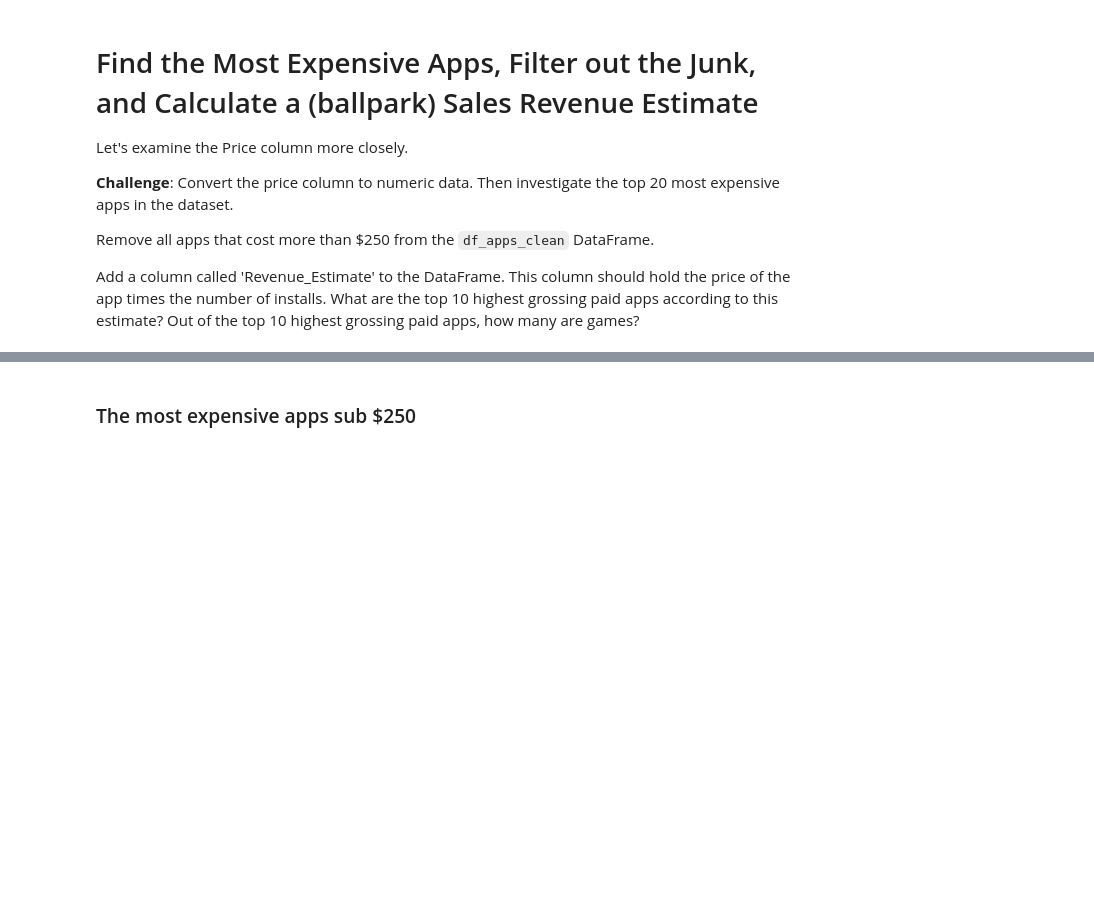
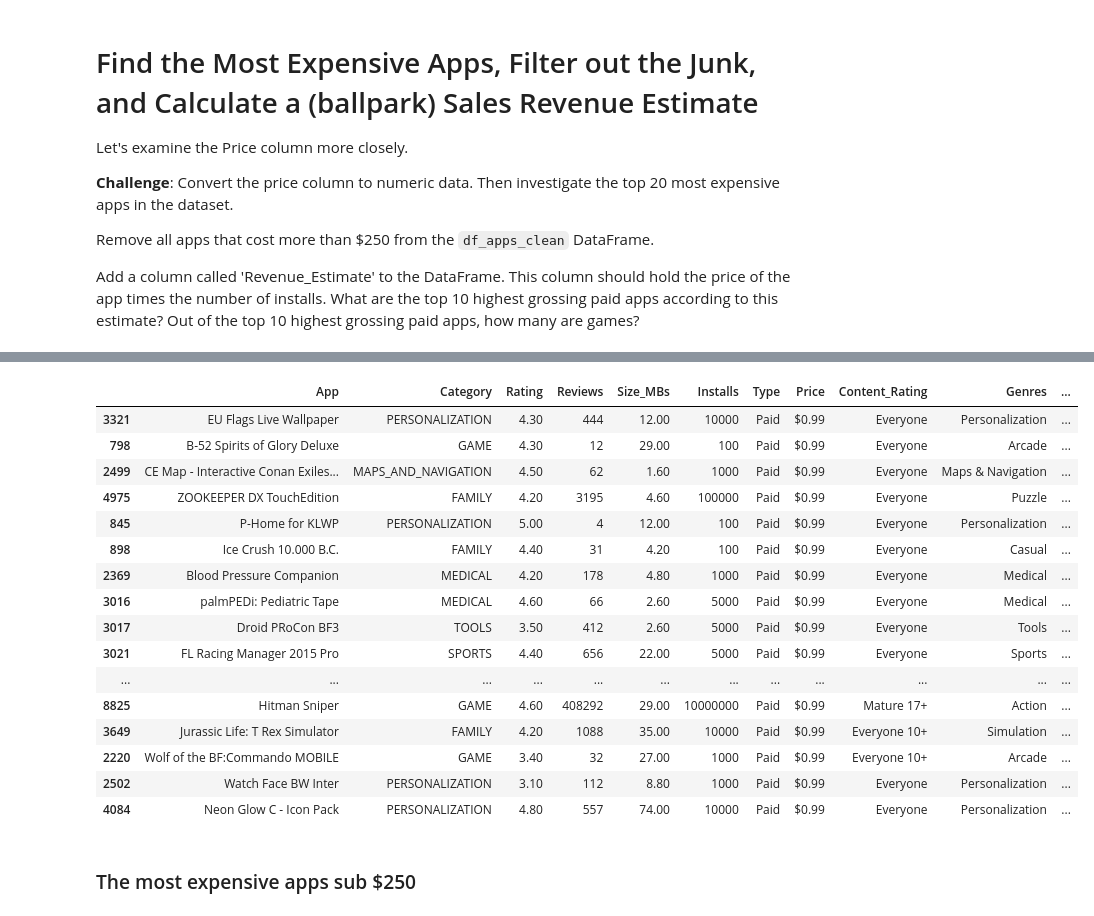
Before and after one commit to Abie221/Android_App_Store_Data, a Jupyter notebook: Google Play Store App Analytics (start).ipynb, the cells around one changed output, grey strips where cells are left out. Saved outputs shown, nothing was run; the diff lists cells and outputs as text; code cells hidden in the pictures; blank space fills up the shorter version.

```diff
--- a/Google Play Store App Analytics (start).ipynb
+++ b/Google Play Store App Analytics (start).ipynb
@@ -302,2 +318,22 @@ Add a column called 'Revenue_Estimate' to the DataFrame. This column should hold
+# %%
+df_apps_clean.sort_values('Price', ascending=True).head(20)
+# %% [output]
+|  | App | Category | Rating | Reviews | Size_MBs | Installs | Type | Price | Content_Rating | Genres | ... |
+| 3321 | EU Flags Live Wallpaper | PERSONALIZATION | 4.30 | 444 | 12.00 | 10000 | Paid | $0.99 | Everyone | Personalization | ... |
+| 798 | B-52 Spirits of Glory Deluxe | GAME | 4.30 | 12 | 29.00 | 100 | Paid | $0.99 | Everyone | Arcade | ... |
+| 2499 | CE Map - Interactive Conan Exiles... | MAPS_AND_NAVIGATION | 4.50 | 62 | 1.60 | 1000 | Paid | $0.99 | Everyone | Maps & Navigation | ... |
+| 4975 | ZOOKEEPER DX TouchEdition | FAMILY | 4.20 | 3195 | 4.60 | 100000 | Paid | $0.99 | Everyone | Puzzle | ... |
+| 845 | P-Home for KLWP | PERSONALIZATION | 5.00 | 4 | 12.00 | 100 | Paid | $0.99 | Everyone | Personalization | ... |
+| 898 | Ice Crush 10.000 B.C. | FAMILY | 4.40 | 31 | 4.20 | 100 | Paid | $0.99 | Everyone | Casual | ... |
+| 2369 | Blood Pressure Companion | MEDICAL | 4.20 | 178 | 4.80 | 1000 | Paid | $0.99 | Everyone | Medical | ... |
+| 3016 | palmPEDi: Pediatric Tape | MEDICAL | 4.60 | 66 | 2.60 | 5000 | Paid | $0.99 | Everyone | Medical | ... |
+| 3017 | Droid PRoCon BF3 | TOOLS | 3.50 | 412 | 2.60 | 5000 | Paid | $0.99 | Everyone | Tools | ... |
+| 3021 | FL Racing Manager 2015 Pro | SPORTS | 4.40 | 656 | 22.00 | 5000 | Paid | $0.99 | Everyone | Sports | ... |
+| ... | ... | ... | ... | ... | ... | ... | ... | ... | ... | ... | ... |
+| 8825 | Hitman Sniper | GAME | 4.60 | 408292 | 29.00 | 10000000 | Paid | $0.99 | Mature 17+ | Action | ... |
+| 3649 | Jurassic Life: T Rex Simulator | FAMILY | 4.20 | 1088 | 35.00 | 10000 | Paid | $0.99 | Everyone 10+ | Simulation | ... |
+| 2220 | Wolf of the BF:Commando MOBILE | GAME | 3.40 | 32 | 27.00 | 1000 | Paid | $0.99 | Everyone 10+ | Arcade | ... |
+| 2502 | Watch Face BW Inter | PERSONALIZATION | 3.10 | 112 | 8.80 | 1000 | Paid | $0.99 | Everyone | Personalization | ... |
+| 4084 | Neon Glow C - Icon Pack | PERSONALIZATION | 4.80 | 557 | 74.00 | 10000 | Paid | $0.99 | Everyone | Personalization | ... |
 # %% [markdown]
 ### The most expensive apps sub $250
```
Also changed, not shown: parts of 21 cells of this notebook.
